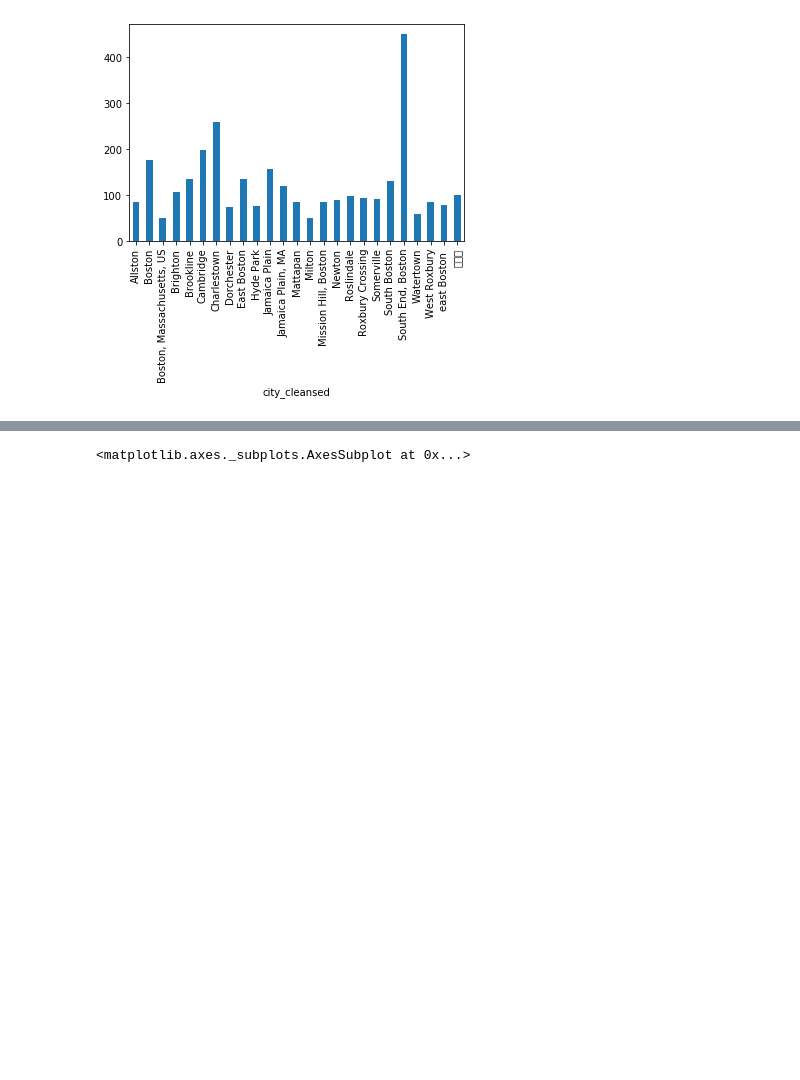
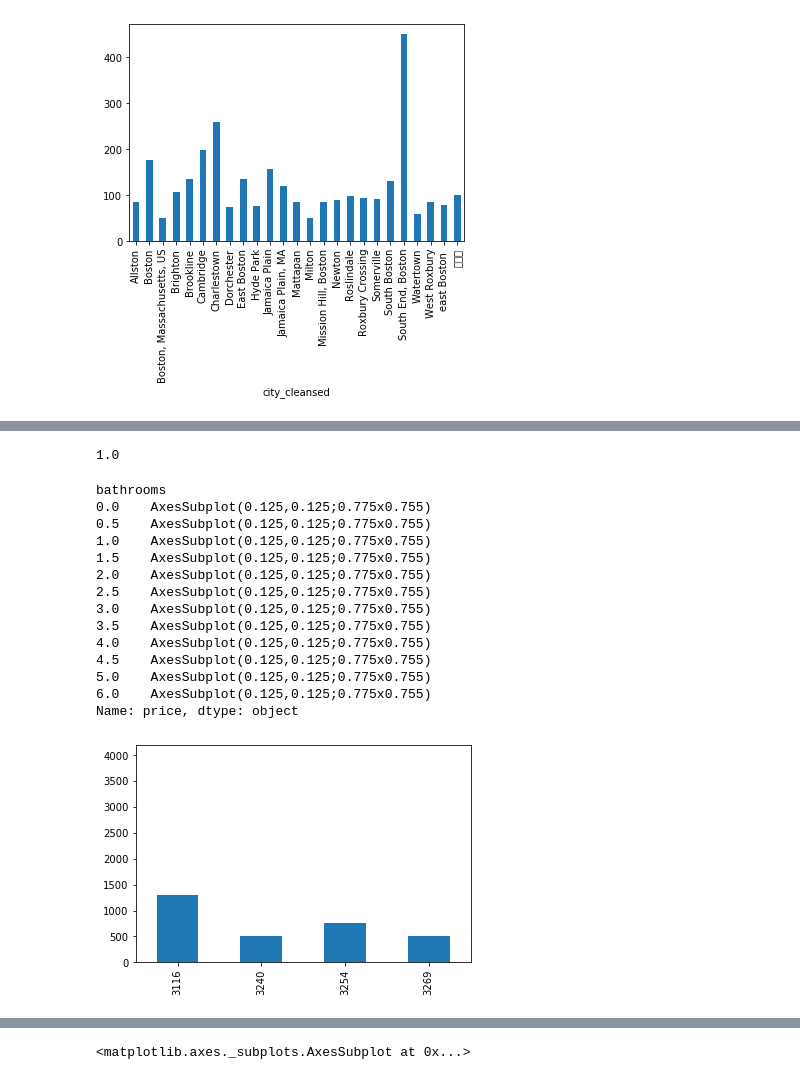
Before and after one commit to amrhwanis22/BostonHousePrices, a Jupyter notebook: Boston.ipynb, the cells around one changed output, grey strips where cells are left out. Saved outputs shown, nothing was run; the diff lists cells and outputs as text; code cells hidden in the pictures; blank space fills up the shorter version.

```diff
--- a/Boston.ipynb
+++ b/Boston.ipynb
@@ -67 +70,23 @@ listings.groupby('room_type')['price'].mean().plot(x='room_type',y='price')
+# %%
+listings['bathrooms']=listings['bathrooms'].fillna(listings['bathrooms'].median())
+
+print(listings['bathrooms'].median())
+listings.groupby('bathrooms')['price'].plot(x='bathrooms',y='price',kind='bar')
+# %% [output]
+1.0
+bathrooms
+0.0    AxesSubplot(0.125,0.125;0.775x0.755)
+0.5    AxesSubplot(0.125,0.125;0.775x0.755)
+1.0    AxesSubplot(0.125,0.125;0.775x0.755)
+1.5    AxesSubplot(0.125,0.125;0.775x0.755)
+2.0    AxesSubplot(0.125,0.125;0.775x0.755)
+2.5    AxesSubplot(0.125,0.125;0.775x0.755)
+3.0    AxesSubplot(0.125,0.125;0.775x0.755)
+3.5    AxesSubplot(0.125,0.125;0.775x0.755)
+4.0    AxesSubplot(0.125,0.125;0.775x0.755)
+4.5    AxesSubplot(0.125,0.125;0.775x0.755)
+5.0    AxesSubplot(0.125,0.125;0.775x0.755)
+6.0    AxesSubplot(0.125,0.125;0.775x0.755)
+Name: price, dtype: object
+[figure, added]
 # %%
```
Also changed, not shown: parts of 4 cells of this notebook.
